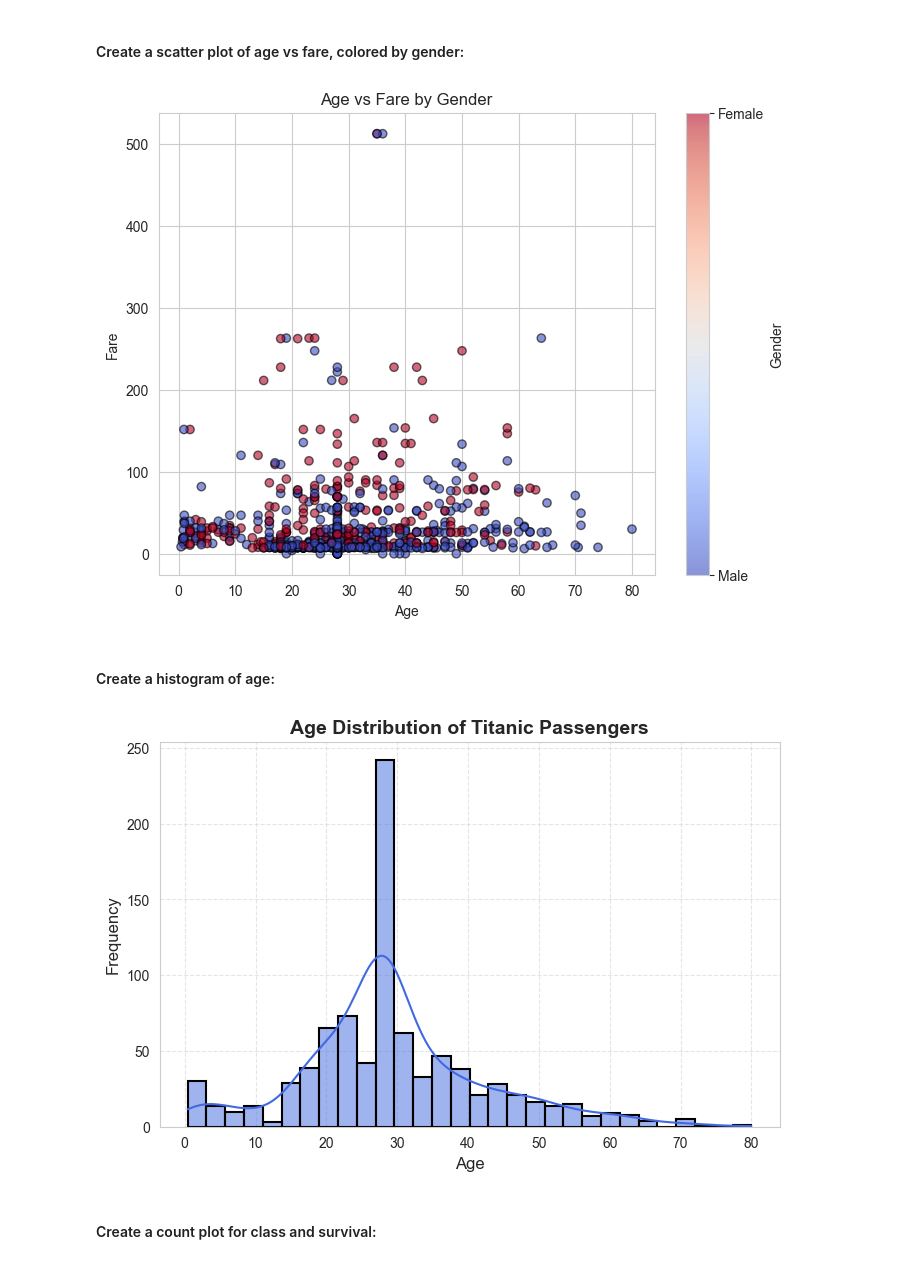
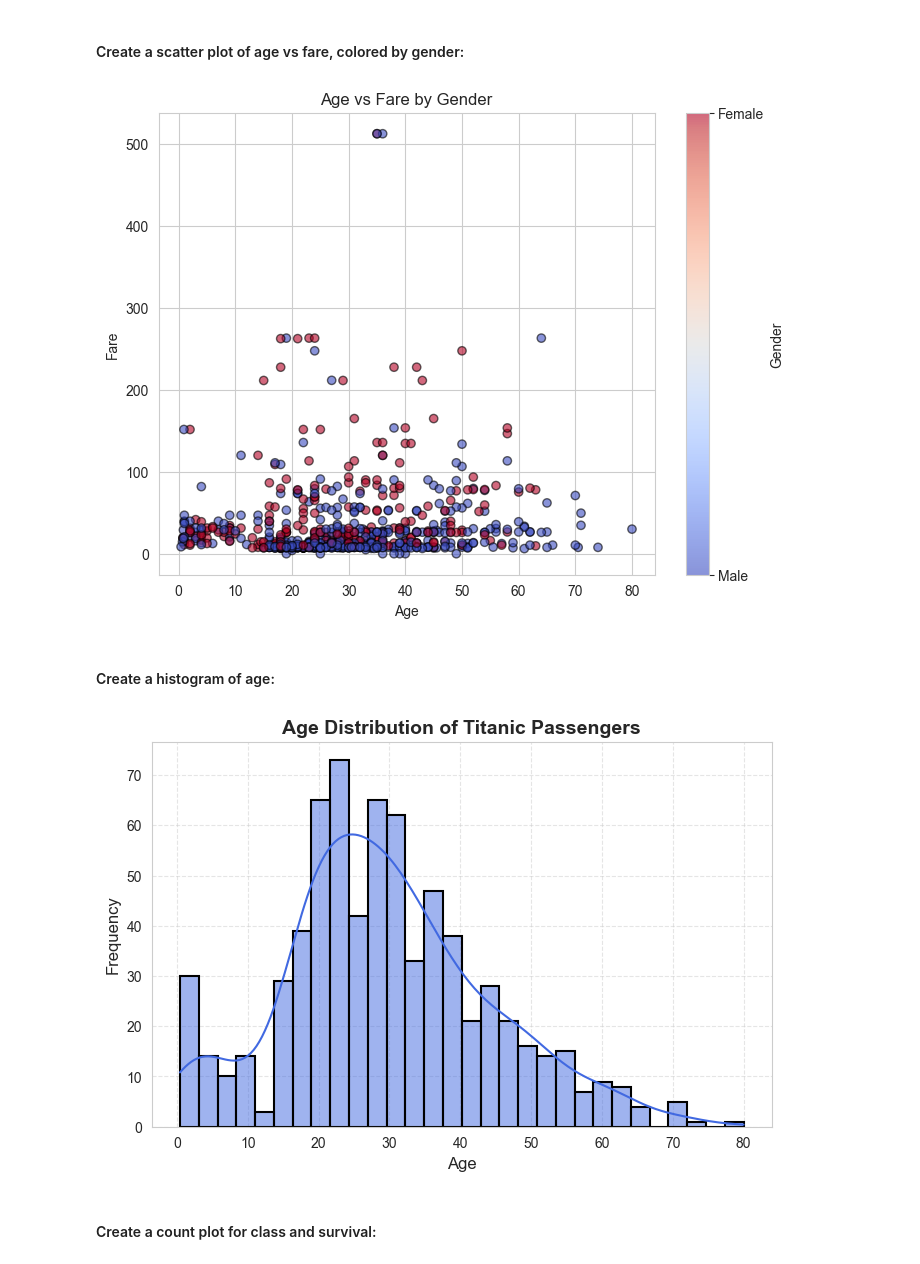
Before and after one commit to ericmeyer1/applied-ml-eric, a Jupyter notebook: lab02/ml02.ipynb, the cells around one changed output. Cells and saved outputs as stored; diff of their text form; code cells hidden in the pictures.

```diff
--- a/lab02/ml02.ipynb
+++ b/lab02/ml02.ipynb
@@ -200,7 +202,7 @@ gender_colors = data_frame['sex'].apply(lambda x: 0 if x == 'male' else 1)
 # Create scatter plot with a colormap
 plt.figure(figsize=(8, 6))
 scatter = plt.scatter(
-    titanic['age'], titanic['fare'],
+    data_frame['age'], data_frame['fare'],
     c=gender_colors, cmap='coolwarm', alpha=0.6, edgecolors='k'
 )
 
@@ -217,37 +219,37 @@ cbar.set_ticklabels(["Male", "Female"])
 
 plt.show()
 # %% [output]
-[figure, old version]
+[figure, new version]
 # %% [markdown]
 #### Create a histogram of age:
 # %%
 # Set a visually appealing Seaborn style
 sns.set_style("whitegrid")
 
 # Create histogram with improved styling
 plt.figure(figsize=(8, 5))
 sns.histplot(
-    titanic['age'].dropna(),
+    data_frame['age'].dropna(),
     kde=True,
     bins=30,
     color="royalblue",
     linewidth=1.5,
     edgecolor="black"
 )
 
 # Add title and labels with styling
 plt.title('Age Distribution of Titanic Passengers', fontsize=14, fontweight="bold")
 plt.xlabel('Age', fontsize=12)
 plt.ylabel('Frequency', fontsize=12)
 
 # Improve readability with grid and layout
 plt.grid(True, linestyle="--", alpha=0.5)
 plt.xticks(fontsize=10)
 plt.yticks(fontsize=10)
 
 plt.show()
 # %% [output]
-[figure, old version]
+[figure, new version]
 # %% [markdown]
 #### Create a count plot for class and survival:
 # %%
```
Also changed, not shown: parts of 31 cells of this notebook.
